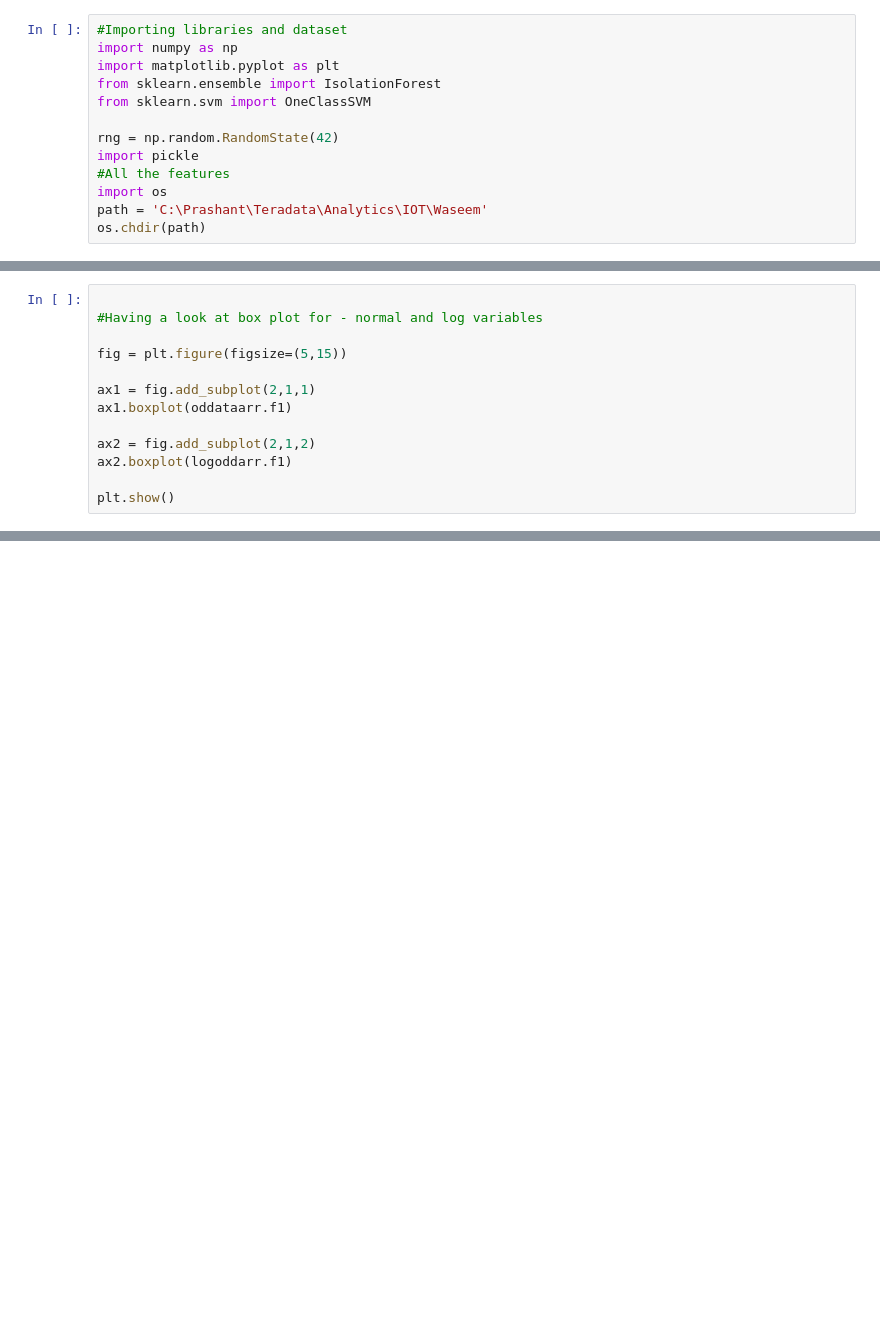
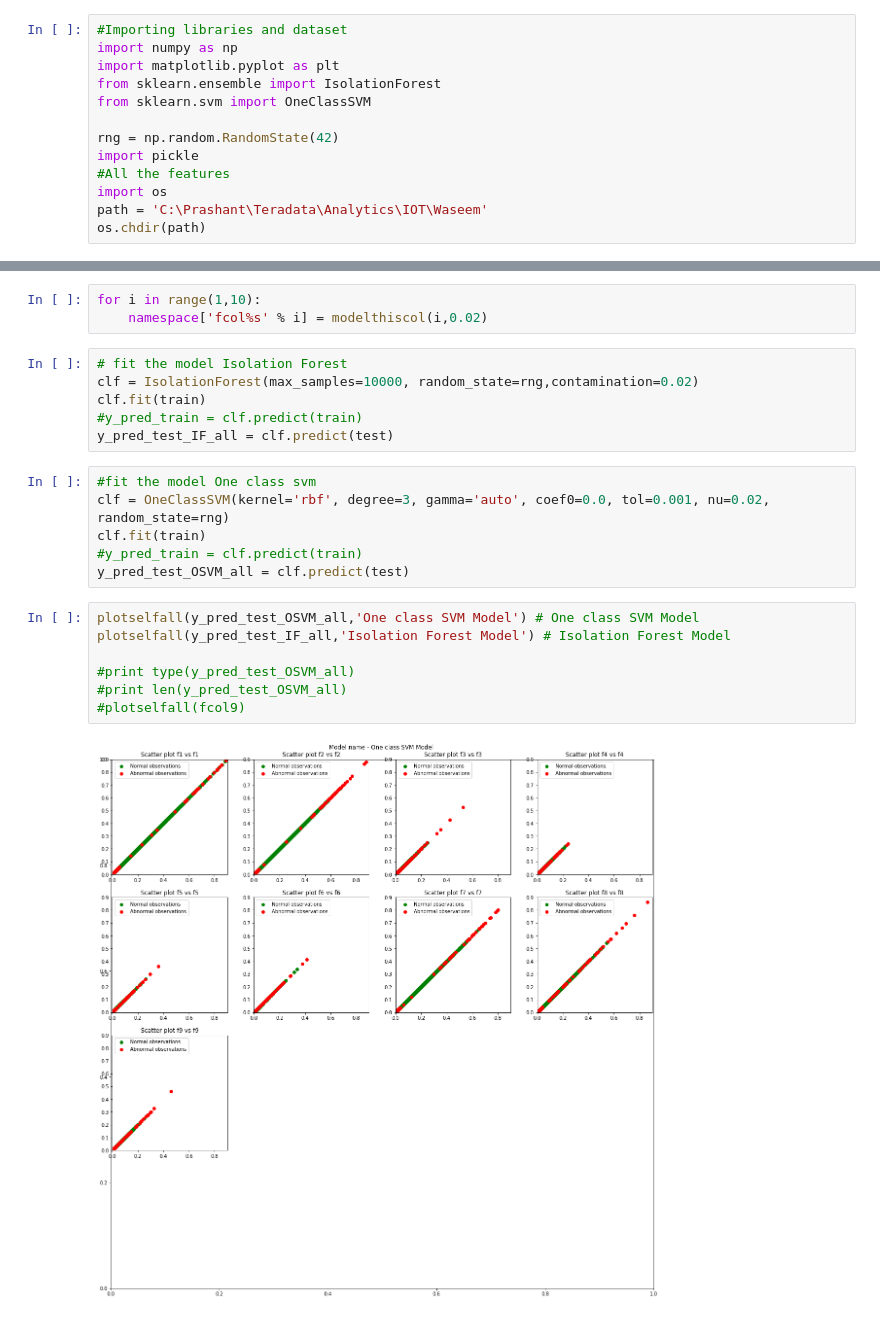
Before and after one commit to jackalwoods/Anomaly-Detection, a Jupyter notebook: AnamolyDetection_EDA.ipynb, the cells around one changed output, grey strips where cells are left out. Cells and saved outputs as stored; diff of their text form; blank space fills up the shorter version.

```diff
--- a/AnamolyDetection_EDA.ipynb
+++ b/AnamolyDetection_EDA.ipynb
@@ -342,13 +13,0 @@ plt.show()
-# %%
-
-#Having a look at box plot for - normal and log variables
-
-fig = plt.figure(figsize=(5,15))
-
-ax1 = fig.add_subplot(2,1,1)
-ax1.boxplot(oddataarr.f1)
-
-ax2 = fig.add_subplot(2,1,2)
-ax2.boxplot(logoddarr.f1)
-
-plt.show()
@@ -406,0 +273,24 @@ import h2o
+# %%
+for i in range(1,10):
+    namespace['fcol%s' % i] = modelthiscol(i,0.02)
+# %%
+# fit the model Isolation Forest
+clf = IsolationForest(max_samples=10000, random_state=rng,contamination=0.02)
+clf.fit(train)
+#y_pred_train = clf.predict(train)
+y_pred_test_IF_all = clf.predict(test)
+# %%
+#fit the model One class svm
+clf = OneClassSVM(kernel='rbf', degree=3, gamma='auto', coef0=0.0, tol=0.001, nu=0.02, random_state=rng)
+clf.fit(train)
+#y_pred_train = clf.predict(train)
+y_pred_test_OSVM_all = clf.predict(test)
+# %%
+plotselfall(y_pred_test_OSVM_all,'One class SVM Model') # One class SVM Model
+plotselfall(y_pred_test_IF_all,'Isolation Forest Model') # Isolation Forest Model
+
+#print type(y_pred_test_OSVM_all)
+#print len(y_pred_test_OSVM_all)
+#plotselfall(fcol9)
+# %% [output]
+[figure, added]
```
Also changed, not shown: parts of 53 cells of this notebook.
